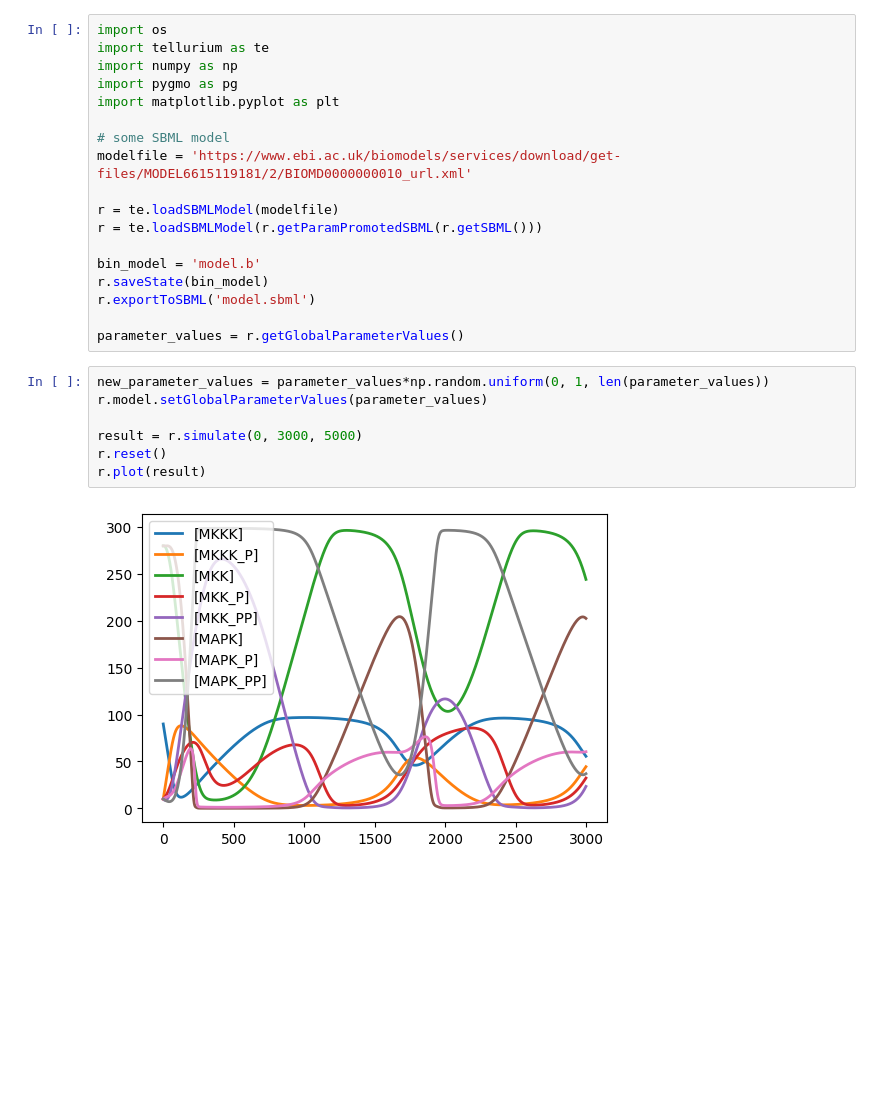
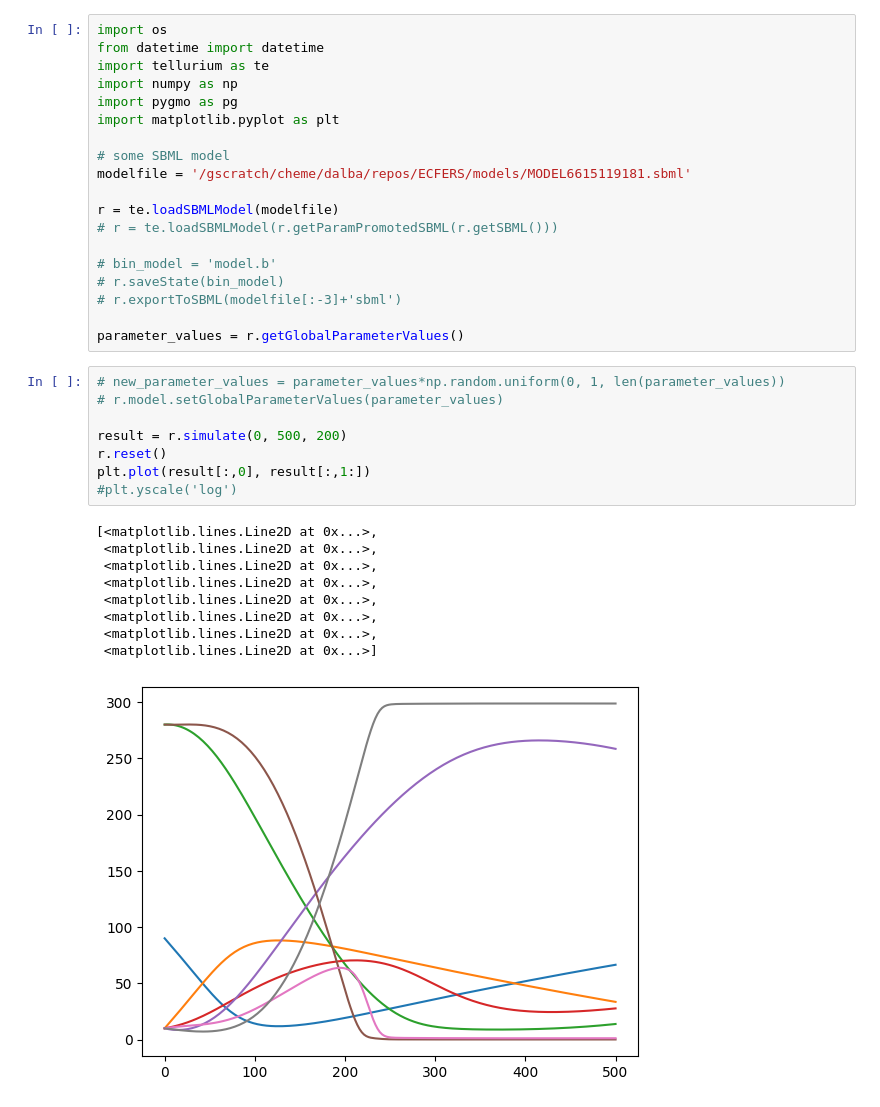
Before and after one commit to carothersresearch/ECFERS, a Jupyter notebook: pygmo_test.ipynb, the cells around one changed output. Saved outputs shown, nothing was run; the diff lists cells and outputs as text; blank space fills up the shorter version.

```diff
--- a/pygmo_test.ipynb
+++ b/pygmo_test.ipynb
@@ -1,30 +1,40 @@
 # %%
 import os
+from datetime import datetime
 import tellurium as te
 import numpy as np
 import pygmo as pg
 import matplotlib.pyplot as plt
 
 # some SBML model
-modelfile = 'https://www.ebi.ac.uk/biomodels/services/download/get-files/MODEL6615119181/2/BIOMD0000000010_url.xml'
+modelfile = '/gscratch/cheme/dalba/repos/ECFERS/models/MODEL6615119181.sbml'
 
 r = te.loadSBMLModel(modelfile)
-r = te.loadSBMLModel(r.getParamPromotedSBML(r.getSBML()))
+# r = te.loadSBMLModel(r.getParamPromotedSBML(r.getSBML()))
 
-bin_model = 'model.b'
-r.saveState(bin_model)
-r.exportToSBML('model.sbml')
+# bin_model = 'model.b'
+# r.saveState(bin_model)
+# r.exportToSBML(modelfile[:-3]+'sbml')
 
 parameter_values = r.getGlobalParameterValues()
 # %%
-new_parameter_values = parameter_values*np.random.uniform(0, 1, len(parameter_values))
-r.model.setGlobalParameterValues(parameter_values)
+# new_parameter_values = parameter_values*np.random.uniform(0, 1, len(parameter_values))
+# r.model.setGlobalParameterValues(parameter_values)
 
-result = r.simulate(0, 3000, 5000)
+result = r.simulate(0, 500, 200)
 r.reset()
-r.plot(result)
+plt.plot(result[:,0], result[:,1:])
+#plt.yscale('log')
 # %% [output]
+[<matplotlib.lines.Line2D at 0x...>,
+ <matplotlib.lines.Line2D at 0x...>,
+ <matplotlib.lines.Line2D at 0x...>,
+ <matplotlib.lines.Line2D at 0x...>,
+ <matplotlib.lines.Line2D at 0x...>,
+ <matplotlib.lines.Line2D at 0x...>,
+ <matplotlib.lines.Line2D at 0x...>,
+ <matplotlib.lines.Line2D at 0x...>]
-[figure, old version]
+[figure, new version]
 # %%
 class SBMLGlobalFit:
 
```
Also changed, not shown: parts of 15 cells of this notebook, 2 other files.
